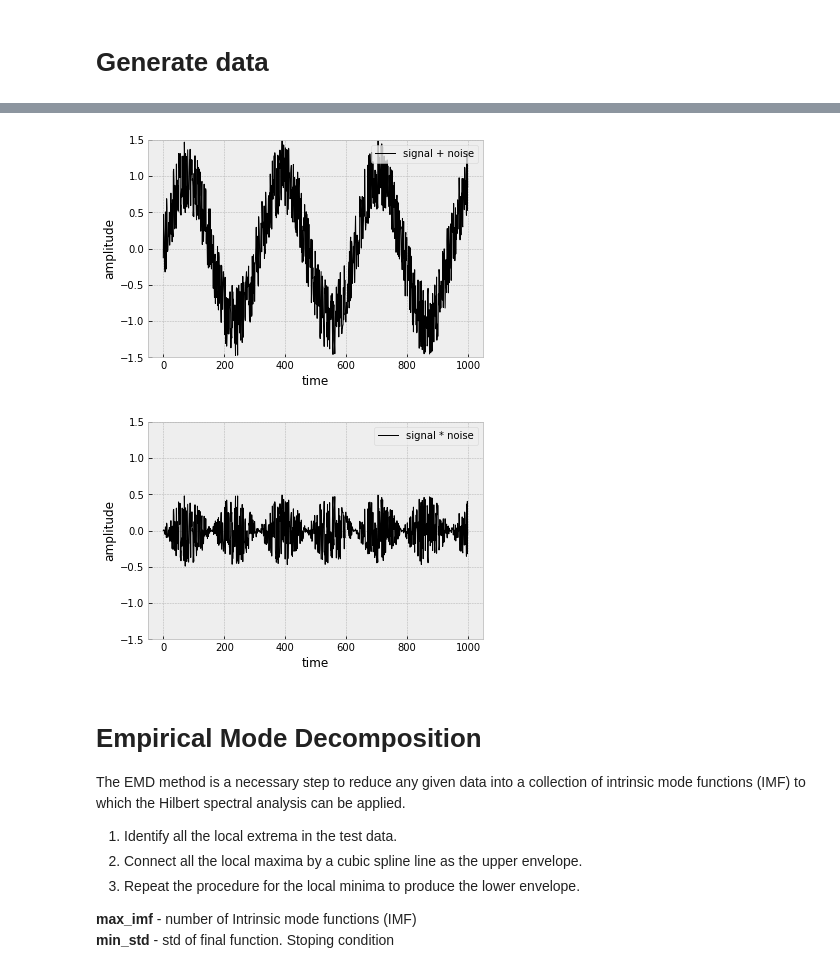
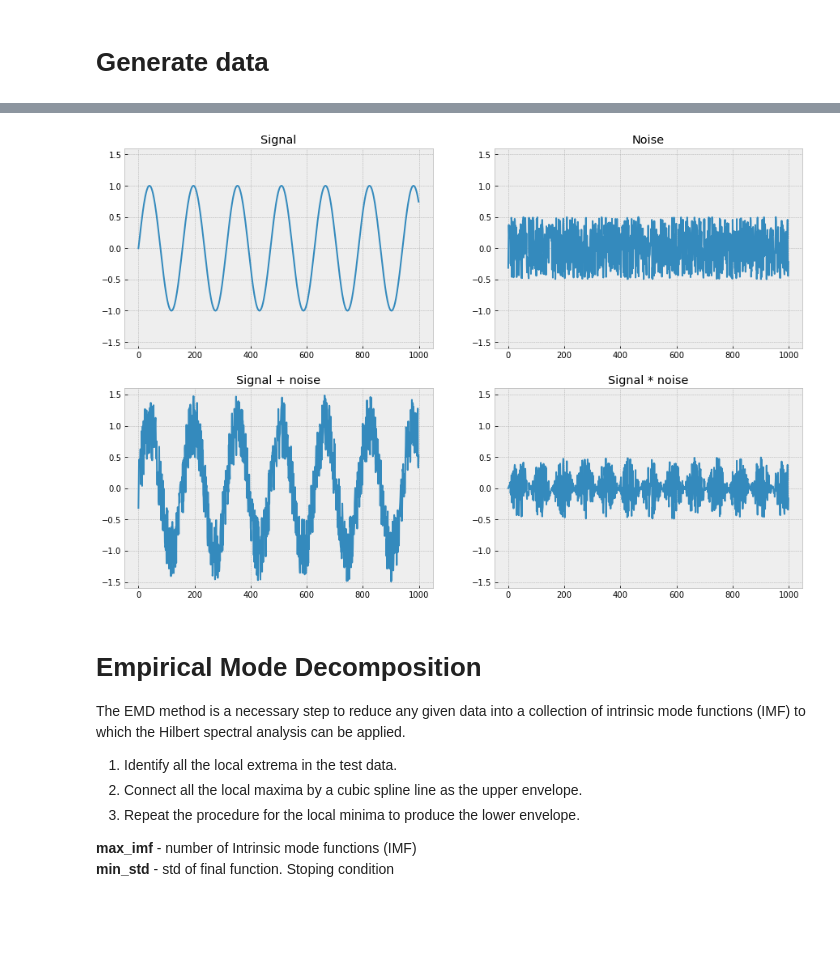
Before and after one commit to ivanvoid/HHSA, a Jupyter notebook: Holo-Hilbert-SA.ipynb, the cells around one changed output, grey strips where cells are left out. Cells and saved outputs as stored; diff of their text form; code cells hidden in the pictures; blank space fills up the shorter version.

```diff
--- a/Holo-Hilbert-SA.ipynb
+++ b/Holo-Hilbert-SA.ipynb
@@ -32,13 +16,30 @@ plot_signal(noise, 'noise')
-# %%
-signal_add_noise = signal + noise
-plot_signal(signal_add_noise, 'signal + noise')
-# %% [output]
-[figure, removed]
-# %%
-signal_mul_noise = signal * noise
-plot_signal(signal_mul_noise, 'signal * noise')
-# %% [output]
-[figure, removed]
+# %%
+# Generate true signal
+n_time = 1000
+fs = 1
+t = np.linspace(0, n_time, n_time)
+signal = np.sin(t * 0.04)
+
+# Generate noise signal
+noise = np.random.uniform(-0.5,0.5,n_time)
+signal_add_noise = signal + noise
+signal_mul_noise = signal * noise
+# %%
+titles = [['Signal', 'Noise'], ['Signal + noise', 'Signal * noise']]
+fig, ax = plt.subplots(2,2, figsize=(15,10))
+
+ax[0,0].plot(signal)
+ax[0,1].plot(noise)
+ax[1,0].plot(signal_add_noise)
+ax[1,1].plot(signal_mul_noise)
+
+for i in range(2):
+    for j in range(2):
+        ax[i,j].set_ylim(-1.6,1.6)
+        ax[i,j].set_title(titles[i][j])
+fig.show()
+# %% [output]
+[figure, added]
 # %% [markdown]
 # Empirical Mode Decomposition
 The EMD method is a necessary step to reduce any given data into a collection of intrinsic mode functions (IMF) to which the Hilbert spectral analysis can be applied.
```
Also changed, not shown: parts of 33 cells of this notebook, 3 other files.
